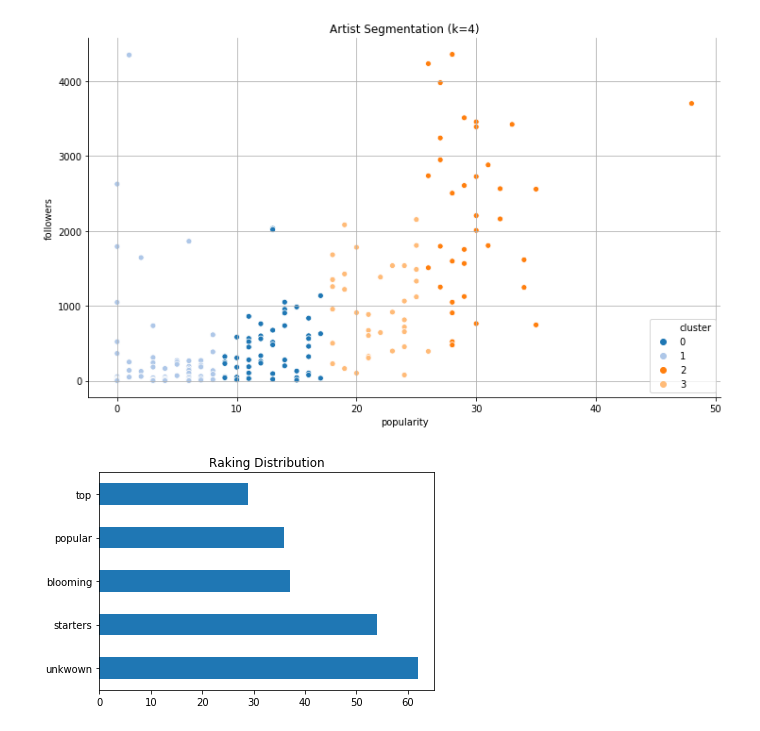
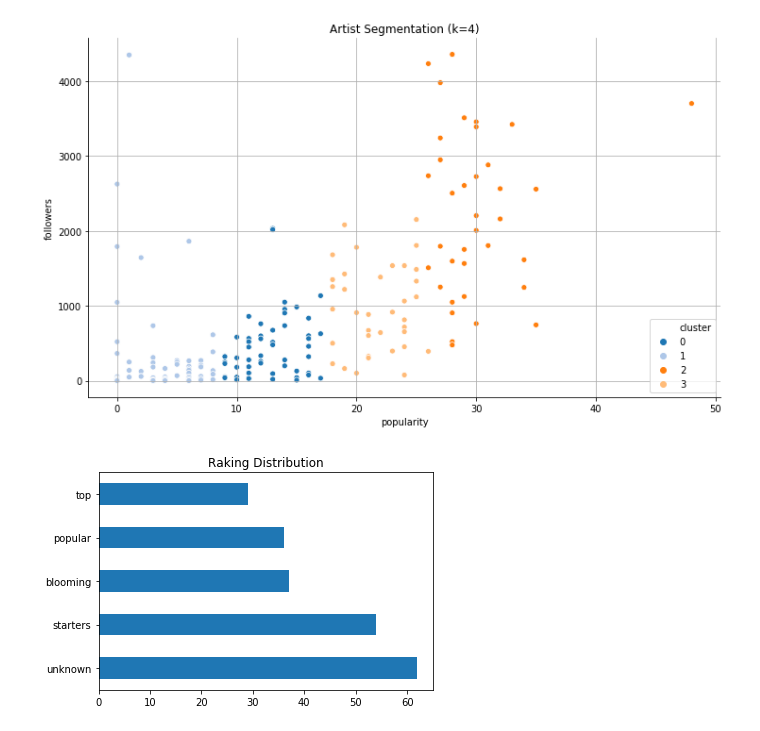
Before and after one commit to leanguardia/bolivian-music, a Jupyter notebook: Capstone-Project.ipynb, the cells around one changed output. Cells and saved outputs as stored; diff of their text form; code cells hidden in the pictures.

Commit message:
Fix: Labelled Artists File

```diff
--- a/Capstone-Project.ipynb
+++ b/Capstone-Project.ipynb
@@ -619,6 +619,6 @@ The previous data might help finding non-obvious groups such as new, traditional
 Clusters of Analysis 2 will be taken as incremental ranks and the outliers will be the `top` artist.
 # %%
 labelled = df_clusters_2.copy() # Analysis 2
-labelled = labelled[['artist_id', 'name', 'popularity', 'genres', 'img_url', 'cluster']]
+labelled = labelled[['artist_id', 'name', 'popularity', 'followers', 'genres', 'img_url', 'cluster']]
 labelled
 # %% [output]
@@ -652,12 +652,12 @@ plot_clusters(non_outliers, clusters_2); # Analysis #2
 # %%
 # Re join outliers
 labelled = pd.concat([labelled, outliers])
 
 # Map cluster to descriptive rankings.
-labelled['ranking'] = labelled.cluster.map({-1: 'top', 2: 'popular', 3: 'blooming', 0: 'starters', 1: 'unkwown'})
+labelled['ranking'] = labelled.cluster.map({-1: 'top', 2: 'popular', 3: 'blooming', 0: 'starters', 1: 'unknown'})
 
 labelled.ranking.value_counts().plot.barh(title = 'Raking Distribution');
 # %% [output]
-[figure, old version]
+[figure, new version]
 # %%
 labelled = labelled.drop(columns='cluster')
```
Also changed, not shown: parts of 5 cells of this notebook, 1 other file.
